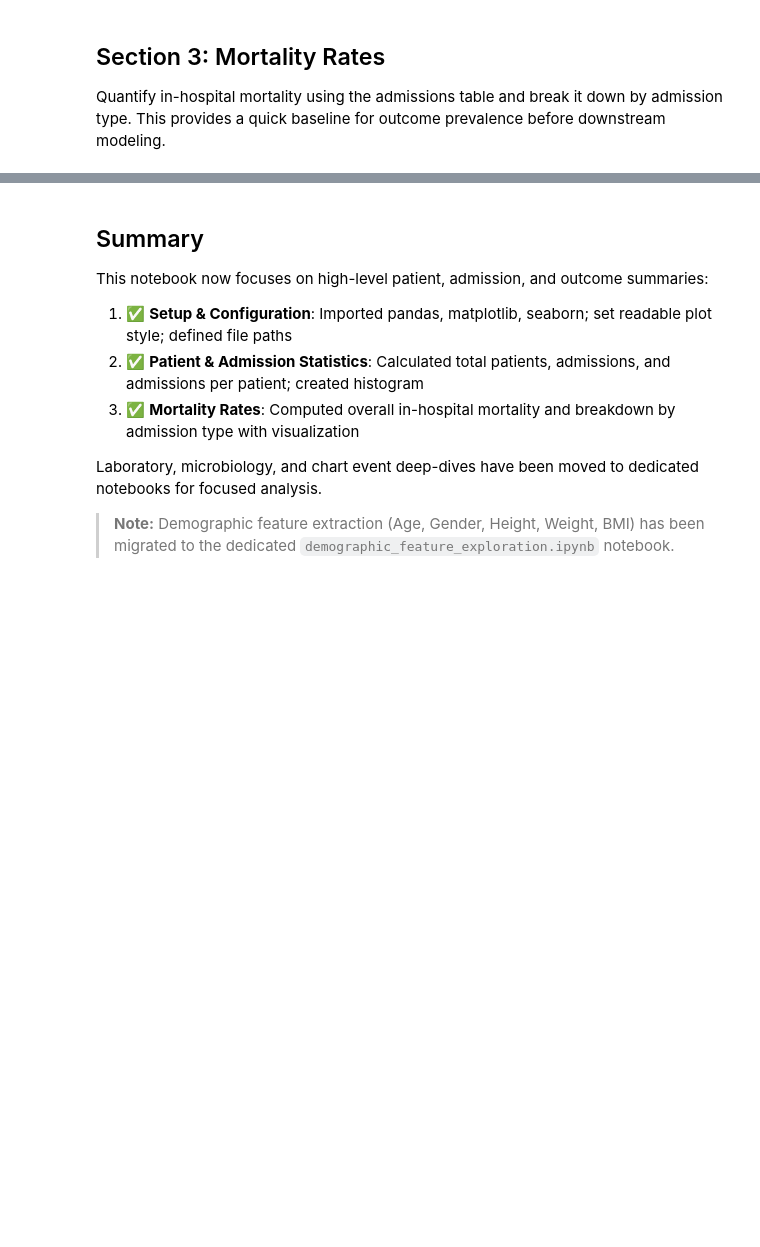
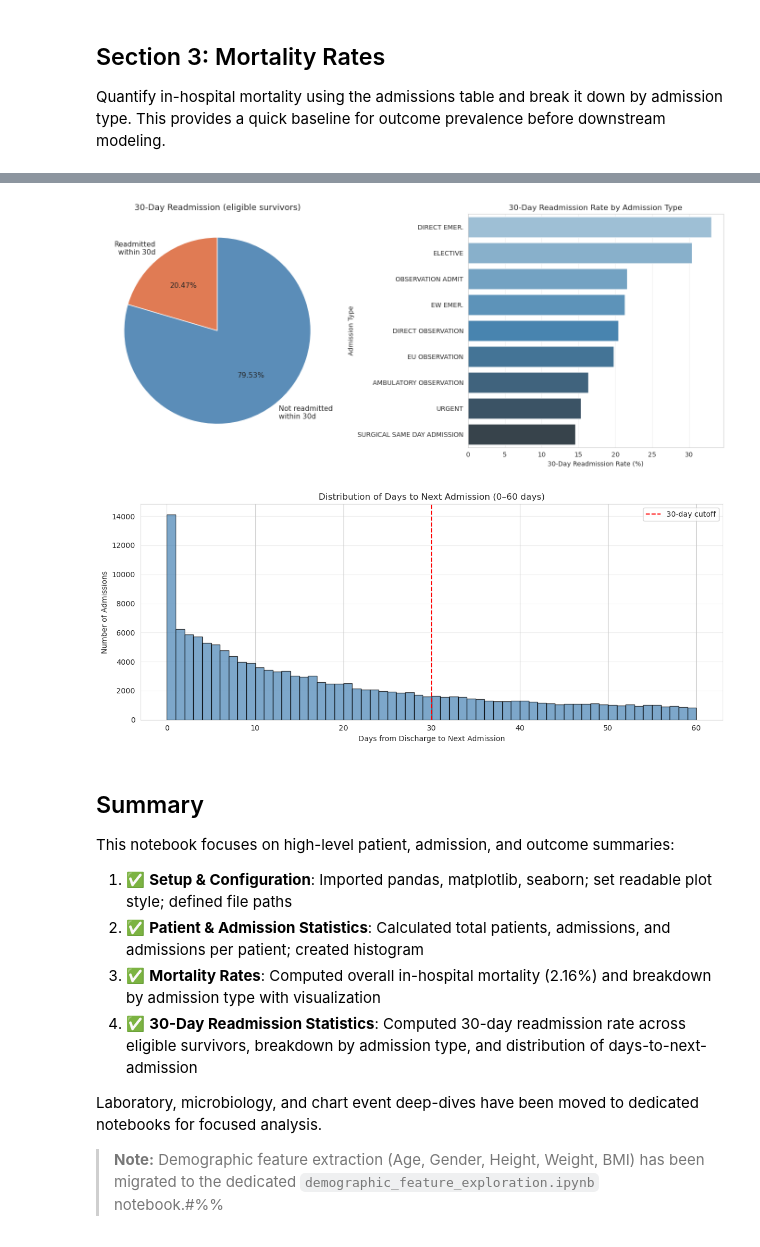
Before and after one commit to shaham-lab/HRS, a Jupyter notebook: notebooks/mimic4/mimic4_data_exploration.ipynb, the cells around one changed output, grey strips where cells are left out. Drawn from its saved outputs; the diff is of its cells as text; code cells hidden in the pictures; blank space fills up the shorter version.

```diff
--- a/notebooks/mimic4/mimic4_data_exploration.ipynb
+++ b/notebooks/mimic4/mimic4_data_exploration.ipynb
@@ -226,12 +316,62 @@ plt.show()
+# %%
+import matplotlib.pyplot as plt
+import seaborn as sns
+
+fig, axes = plt.subplots(1, 2, figsize=(14, 6))
+
+# --- Plot 1: Overall readmission pie chart ---
+labels = ['Readmitted\nwithin 30d', 'Not readmitted\nwithin 30d']
+sizes  = [total_readmit, total_eligible - total_readmit]
+colors = ['#e07b54', '#5b8db8']
+axes[0].pie(sizes, labels=labels, colors=colors, autopct='%1.2f%%', startangle=90,
+            textprops={'fontsize': 11})
+axes[0].set_title('30-Day Readmission (eligible survivors)', fontsize=13)
+
+# --- Plot 2: Readmission rate by admission type ---
+sns.barplot(
+    x=readmit_by_type['rate_%'].values,
+    y=readmit_by_type.index,
+    hue=readmit_by_type.index,
+    palette='Blues_d',
+    legend=False,
+    ax=axes[1]
+)
+axes[1].set_xlabel('30-Day Readmission Rate (%)')
+axes[1].set_ylabel('Admission Type')
+axes[1].set_title('30-Day Readmission Rate by Admission Type')
+axes[1].grid(axis='x', alpha=0.3)
+
+plt.tight_layout()
+plt.show()
+
+# --- Distribution of days to next admission (within 60d) ---
+plt.figure(figsize=(12, 5))
+days_vals = eligible.loc[
+    eligible['days_to_next_admission'].between(0, 60),
+    'days_to_next_admission'
+]
+plt.hist(days_vals, bins=60, edgecolor='black', alpha=0.7, color='steelblue')
+plt.axvline(30, color='red', linestyle='--', linewidth=1.5, label='30-day cutoff')
+plt.xlabel('Days from Discharge to Next Admission')
+plt.ylabel('Number of Admissions')
+plt.title('Distribution of Days to Next Admission (0–60 days)')
+plt.legend()
+plt.grid(axis='y', alpha=0.3)
+plt.tight_layout()
+plt.show()
+# %% [output]
+[figure, added]
+[figure, added]
 # %% [markdown]
 ## Summary
 
-This notebook now focuses on high-level patient, admission, and outcome summaries:
+This notebook focuses on high-level patient, admission, and outcome summaries:
 
 1. ✅ **Setup & Configuration**: Imported pandas, matplotlib, seaborn; set readable plot style; defined file paths
 2. ✅ **Patient & Admission Statistics**: Calculated total patients, admissions, and admissions per patient; created histogram
-3. ✅ **Mortality Rates**: Computed overall in-hospital mortality and breakdown by admission type with visualization
+3. ✅ **Mortality Rates**: Computed overall in-hospital mortality (2.16%) and breakdown by admission type with visualization
+4. ✅ **30-Day Readmission Statistics**: Computed 30-day readmission rate across eligible survivors, breakdown by admission type, and distribution of days-to-next-admission
 
 Laboratory, microbiology, and chart event deep-dives have been moved to dedicated notebooks for focused analysis.
 
-> **Note:** Demographic feature extraction (Age, Gender, Height, Weight, BMI) has been migrated to the dedicated `demographic_feature_exploration.ipynb` notebook.
+> **Note:** Demographic feature extraction (Age, Gender, Height, Weight, BMI) has been migrated to the dedicated `demographic_feature_exploration.ipynb` notebook.#%%
```
Also changed, not shown: parts of 5 cells of this notebook, 7 other files.
